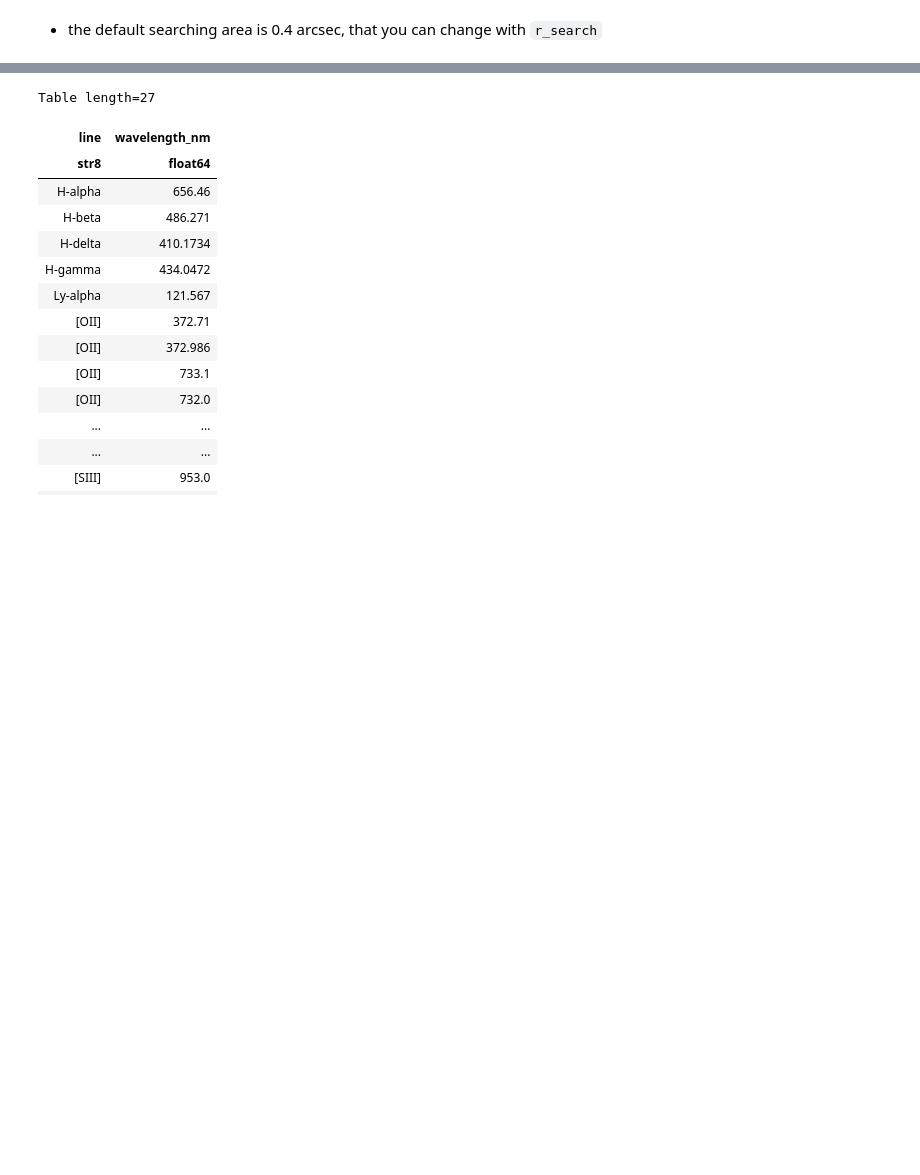
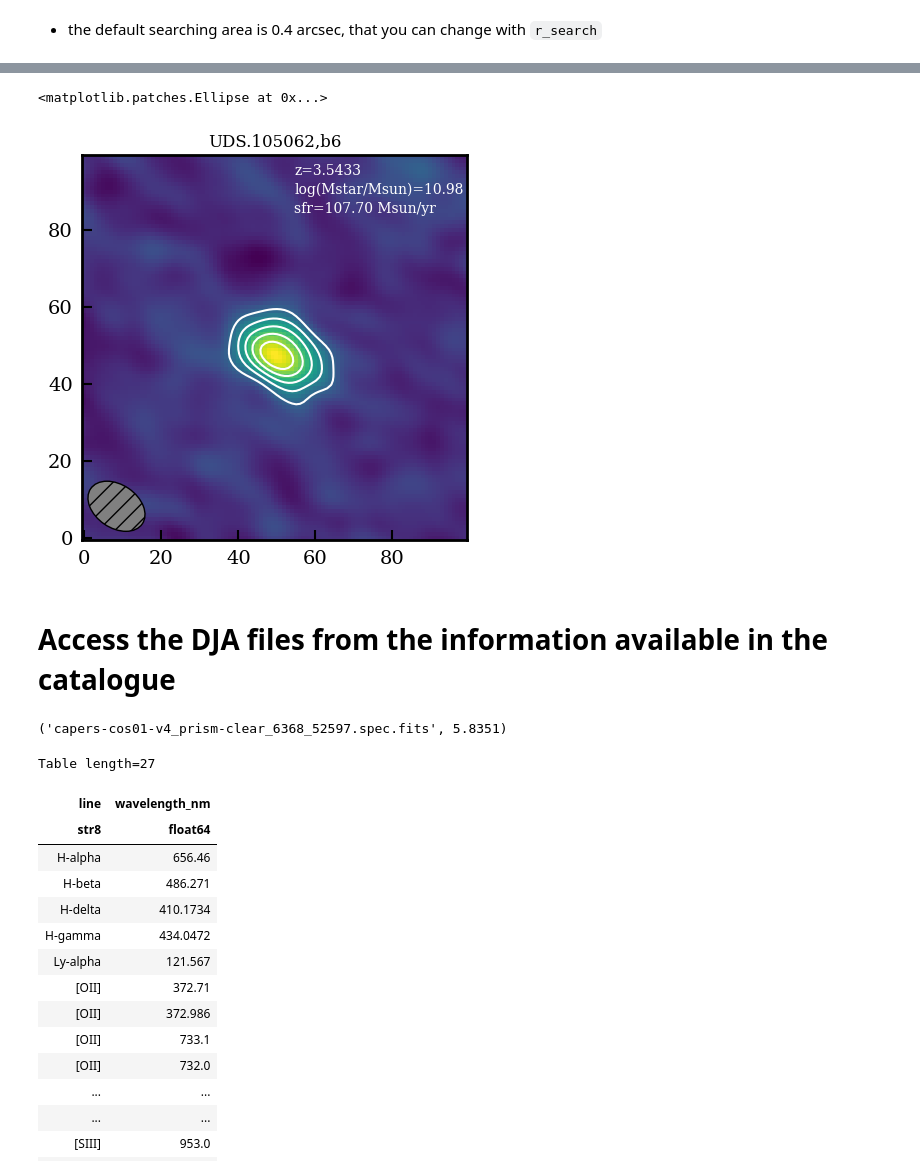
Before and after one commit to dawn-cph/dja, a Jupyter notebook: assets/post_files/2025-11-20-ecogal-dja-showcase.ipynb, the cells around one changed output, grey strips where cells are left out. Drawn from its saved outputs; the diff is of its cells as text; code cells hidden in the pictures; blank space fills up the shorter version.

Commit message:
Add revised ecogal post

```diff
--- a/assets/post_files/2025-11-20-ecogal-dja-showcase.ipynb
+++ b/assets/post_files/2025-11-20-ecogal-dja-showcase.ipynb
@@ -444,0 +379,68 @@ lines_dic = {'Ly-alpha':r'Ly$\alpha$', 'H-beta':r'H$\beta$', 'H-alpha': r'H$\alp
+# %%
+fits_URL = "https://s3.amazonaws.com/alma-ecogal/dr1/pbcor/"
+
+almafits = fits.open(
+    download_file(str(os.path.join(fits_URL, encoded_filename)), cache=True)
+                    )
+# %%
+img = almafits[0].data[0]
+hdr = almafits[0].header
+wcs_alma = WCS(hdr)
+
+gid = tab[con_pos]['id_new'][idx]
+band = tab[con_pos]['band'][idx]
+zgal = tab[con_pos]['zsp_best_avail'][idx]
+lmass = np.log10(tab[con_pos]['mass_ez'][idx])
+sfr = tab[con_pos]['sfr_ez'][idx]
+
+#get the noise of the map (after pb-correction)
+noise = tab[con_pos]['noise'][idx]
+# %%
+##################
+## plotting; think about adding a function
+##################
+
+x,y,_= wcs_alma.wcs_world2pix(ra,dec,0,0)
+pixsz = np.abs(hdr['CDELT1']*3600)
+imsz = 1/pixsz
+
+noise_array = noise*np.arange(4,30,3)
+cutout = img[int(y-imsz):int(y+imsz),int(x-imsz):int(x+imsz)]
+
+fig=plt.figure(1,figsize=(5,5))
+ax=plt.subplot(111)
+
+ax.imshow(cutout, origin='lower')
+ax.contour(cutout, levels = noise_array, colors='white')
+ax.set_title(f'{gid},{band}')
+ax.text(0.55,0.95, f'z={zgal}', transform=ax.transAxes, c='white')
+ax.text(0.55,0.90, f'log(Mstar/Msun)={lmass:.2f}', transform=ax.transAxes, c='white')
+ax.text(0.55,0.85, f'sfr={sfr:.2f} Msun/yr', transform=ax.transAxes, c='white')
+
+
+
+#get beam size
+bmaj = hdr['BMAJ']*3600
+bmin = hdr['BMIN']*3600
+pa = hdr['BPA']
+theta = Angle(90+pa,'deg')
+be=mpatches.Ellipse((imsz/6.,imsz/6.),bmaj/pixsz,bmin/pixsz,angle=theta.degree,lw=1,facecolor='grey',edgecolor='black',hatch='//')
+ax.add_patch(be)
+# %% [output]
+<matplotlib.patches.Ellipse at 0x...>
+[figure, added]
+# %% [markdown]
+# Access the DJA files from the information available in the catalogue
+# %%
+## consider peak SNR>15 and DJA spectra at z>5
+
+con_sn = tab0['sn']>15
+con_sn &= tab0['zsp_best_survey']=='dja'
+con_sn &= tab0['zsp_best_avail']>5
+
+tab1 = tab0[con_sn]
+filename = tab1['file'][0]
+zgal = tab1['zsp_best_avail'][0]
+filename, zgal
+# %% [output]
+('capers-cos01-v4_prism-clear_6368_52597.spec.fits', 5.8351)
```
Also changed, not shown: parts of 66 cells of this notebook, 6 other files.
